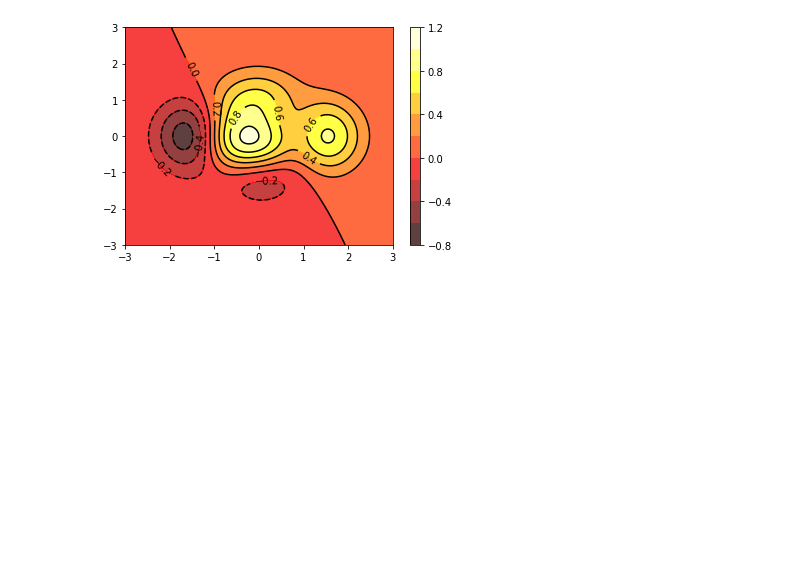
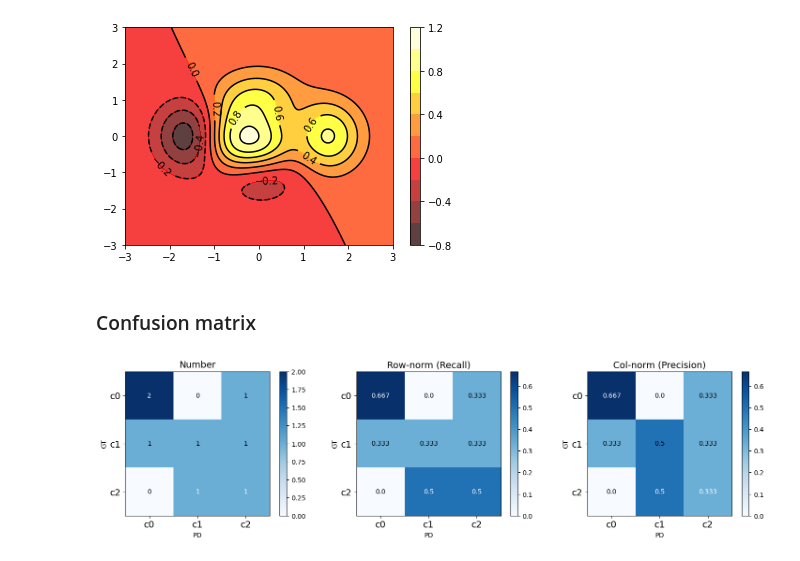
Before and after one commit to bnbsking/ML-Notes, a Jupyter notebook: 8_plotting.ipynb, the cells around one changed output. Saved outputs shown, nothing was run; the diff lists cells and outputs as text; code cells hidden in the pictures; blank space fills up the shorter version.

Commit message:
add confusion and kde plot

```diff
--- a/8_plotting.ipynb
+++ b/8_plotting.ipynb
@@ -134,3 +134,39 @@ plt.clabel(contours, fontsize=10)
 plt.show()
 # %% [output]
 [figure]
+# %% [markdown]
+### Confusion matrix
+# %%
+import numpy as np
+import matplotlib as mpl
+import matplotlib.pyplot as plt
+
+def confusion_matrix(M, class_list): # gt_pd same as sklearn
+    n, M = len(M), np.array(M)
+    R = np.array( [ [ ele/row.sum() if row.sum() else 0 for ele in row ] for row in M ]  ).round(3)
+    P = np.array( [ [ ele/row.sum() if row.sum() else 0 for ele in row ] for row in M.T ] ).T.round(3)
+
+    def f(matrix, title, subplot_idx, color_matrix=None):
+        color_matrix = color_matrix if color_matrix is not None else matrix
+        plt.subplot(*subplot_idx)
+        plt.title(title, fontsize=14)
+        plt.xlabel("PD")
+        plt.ylabel("GT")
+        plt.xticks(range(n), class_list, fontsize=14)
+        plt.yticks(range(n), class_list, fontsize=14)
+        plt.imshow(matrix, cmap=mpl.cm.Blues)
+        plt.colorbar()
+        for i in range(n):
+            for j in range(n):
+                plt.annotate(matrix[i][j], xy=(j,i), ha="center", va="center", \
+                    color="black" if R[i][j]<0.5 else "white")
+
+    plt.figure(figsize=(18,4))
+    f(M, "Number", (1,3,1))
+    f(R, "Row-norm (Recall)", (1,3,2))
+    f(P, "Col-norm (Precision)", (1,3,3))
+    plt.show()
+
+confusion_matrix([[2,0,1], [1,1,1], [0,1,1]], ["c0","c1","c2"])
+# %% [output]
+[figure, added]
```
Also changed, not shown: parts of 2 cells of this notebook.
